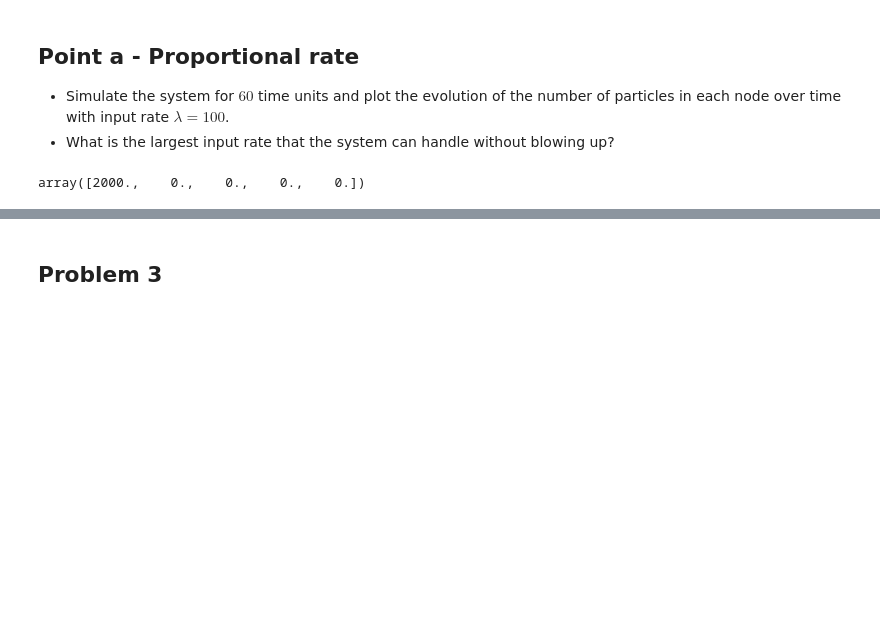
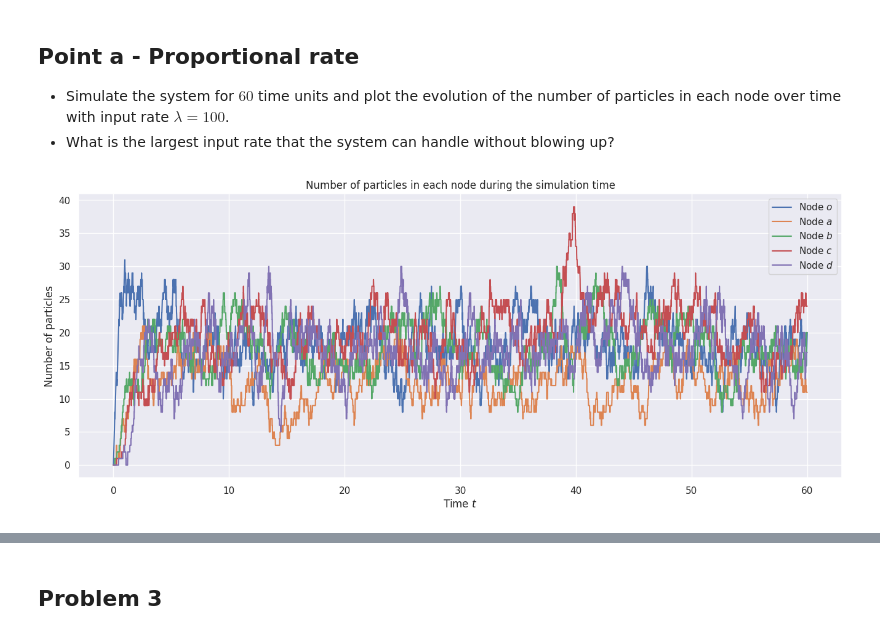
Before and after one commit to MateoRivera/network-dynamics, a Jupyter notebook: H2/Simulation - Mateo.ipynb, the cells around one changed output, grey strips where cells are left out. Cells and saved outputs as stored; diff of their text form; code cells hidden in the pictures; blank space fills up the shorter version.

```diff
--- a/H2/Simulation - Mateo.ipynb
+++ b/H2/Simulation - Mateo.ipynb
@@ -415,7 +419,7 @@ The goal is to simulate the two systems and answer the following questions:
 * Simulate the system for $60$ time units and plot the evolution of the number of particles in each node over time with input rate $\lambda=100$.
 * What is the largest input rate that the system can handle without blowing up?
 # %%
-def ProportialRateNodePerspective(Lambda, x_0, x_n, input_rate, time_limit):
+def ProportionalRateNodePerspective(Lambda, x_0, x_n, input_rate, time_limit):
     # Compute P_bar from Lambda
     P_bar, _ = compute_P_bar(Lambda)
     n_states = len(P_bar)
@@ -434,57 +438,54 @@ def ProportialRateNodePerspective(Lambda, x_0, x_n, input_rate, time_limit):
     # The random time to wait the first input time
     t_input = np.random.exponential(1/input_rate)
 
-    nodes_without_x_0 = list(range(n_states))
-    nodes_without_x_0.remove(x_0)
-
     # No upper bound on the number of steps
     while current_time < time_limit:
         current_n_particles_in_nodes = np.copy(particles_in_nodes[:, -1])
 
-        # Are there particles in the other nodes? Because we cannot
+        # Are there particles in the graph? Because we cannot
         # make transitions if there are not particles
-        if particles_in_nodes[nodes_without_x_0, -1].sum() != 0:
-            global_rate = particles_in_nodes[:, -1].dot(w)
+        global_rate = particles_in_nodes[:, -1].dot(w)
+        if global_rate != 0:
             t_transition = np.random.exponential(1/global_rate)
-
         else:
             t_transition = t_input + 1
 
+        # Input clock ticks first
         if t_input <= t_transition:
             t_next = t_input
 
             # Add a new particle in x_0
             current_n_particles_in_nodes[x_0] += 1
 
+        # Transition clock ticks first
         else:
             t_next = t_transition
 
             # We need to select which particle to move
             origin_node = np.random.choice(n_states, p=current_n_particles_in_nodes/np.sum(current_n_particles_in_nodes))
-            destination_node = np.random.choice(n_states, p=P_bar[origin_node,:])
 
-            # Move the particle
-            current_n_particles_in_nodes[origin_node] -= 1
-            current_n_particles_in_nodes[destination_node] += 1
+            if origin_node == x_n:
+                # Node x_n is a sink, remove the particle
+                current_n_particles_in_nodes[origin_node] -= 1
+
+            else:
+                destination_node = np.random.choice(n_states, p=P_bar[origin_node,:])
+
+                # Move the particle
+                current_n_particles_in_nodes[origin_node] -= 1
+                current_n_particles_in_nodes[destination_node] += 1
 
         # Update the time because the clock ticked
         current_time += t_next
         transition_times.append(current_time)
         particles_in_nodes = np.append(particles_in_nodes, current_n_particles_in_nodes.reshape(-1, 1), axis=1)
 
-
-        # The random time to wait for the next transition
-        # is drawn according to its distribution, as discussed in Remark 1
-        # NOTE: in the formula for t_next we use n_particles * w_star, the rate of the "global" Poisson clock
-        #t_next = np.random.exponential(1/(w_star))
-
     return particles_in_nodes, transition_times
 # %%
 start_node = V.index('o')
 end_node = V.index('d')
 # %%
-N, _ = ProportialRateNodePerspective(Lambda, start_node, end_node, 100, 60)
+particles_in_nodes, transition_times = ProportionalRateNodePerspective(Lambda, start_node, end_node, 100, 60)
+plot_particles_per_node(V, transition_times, particles_in_nodes, 16)
+# %% [output]
+[figure, added]
-# %%
-N[:,2000]
-# %% [output]
-array([2000.,    0.,    0.,    0.,    0.])
```
Also changed, not shown: parts of 6 cells of this notebook.
